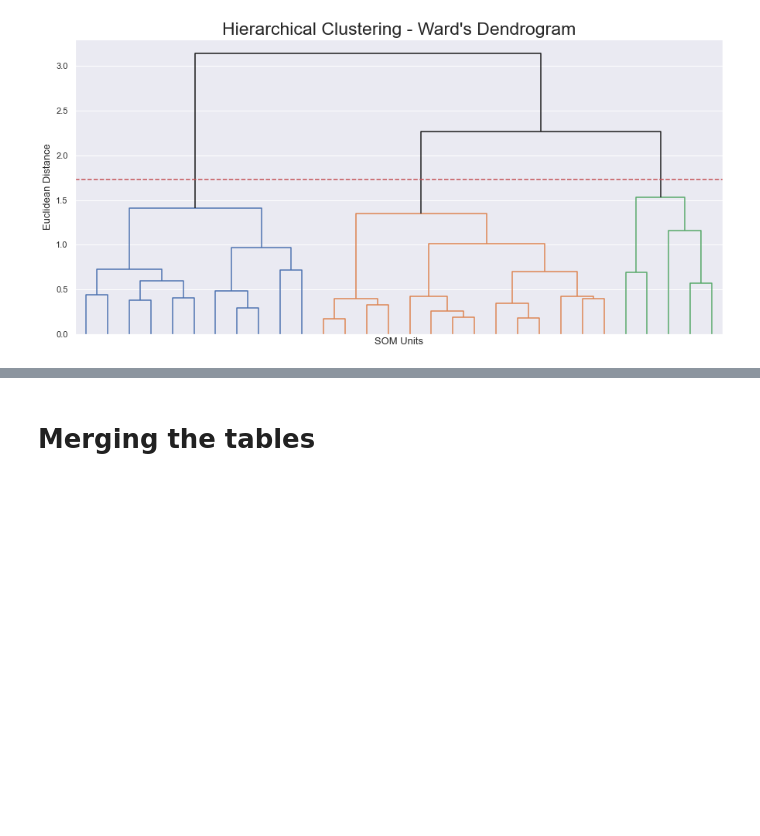
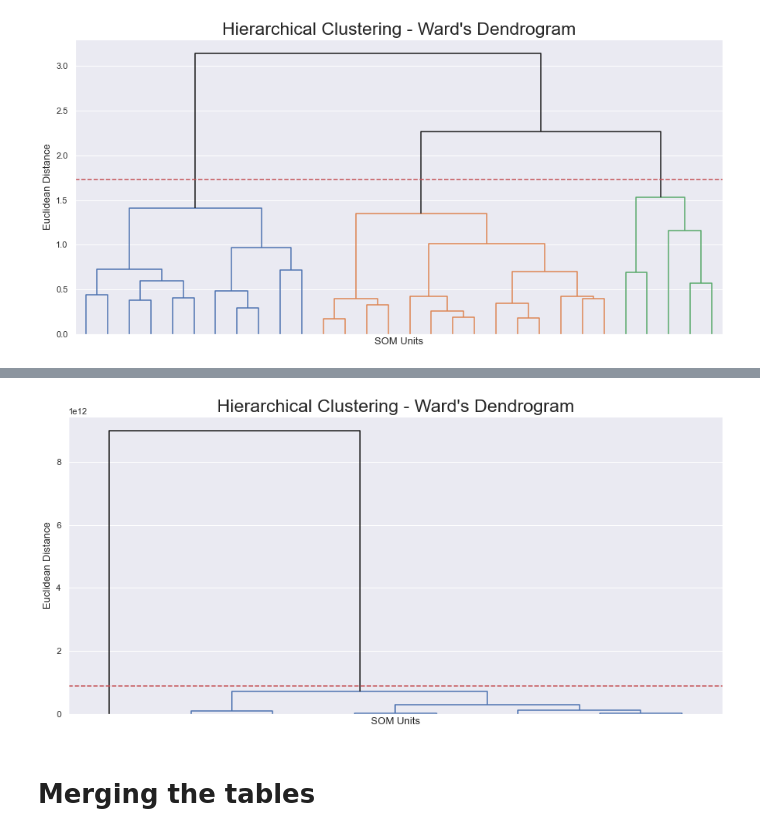
Before and after one commit to Lucas-Correa/Stats_Banner, a Jupyter notebook: Dual_City/notebooks/Merge and Fill Na.ipynb, the cells around one changed output, grey strips where cells are left out. Saved outputs shown, nothing was run; the diff lists cells and outputs as text; code cells hidden in the pictures; blank space fills up the shorter version.

```diff
--- a/Dual_City/notebooks/Merge and Fill Na.ipynb
+++ b/Dual_City/notebooks/Merge and Fill Na.ipynb
@@ -460,3 +448,21 @@ plt.show()
+# %%
+threshold = 0.1
+# Hierarchical clustering assessment using scipy
+Z = linkage(final_clusters, method='ward')
+sns.set()
+fig = plt.figure(figsize=(15,7))
+
+# Dendrogram
+set_link_color_palette(list(sns.color_palette().as_hex()))
+dendrogram(Z, color_threshold = threshold*max(Z[:,2]), orientation='top', no_labels=True, above_threshold_color='k')
+
+plt.hlines(threshold*max(Z[:,2]), 0, 1000, colors="r", linestyles="dashed")
+plt.title('Hierarchical Clustering - Ward\'s Dendrogram', fontsize=23)
+plt.xlabel('SOM Units', fontsize=13)
+plt.ylabel('Euclidean Distance', fontsize=13)
+plt.show()
+# %% [output]
+[figure, added]
 # %% [markdown]
 # Merging the tables
 # %%
```
Also changed, not shown: parts of 29 cells of this notebook.
